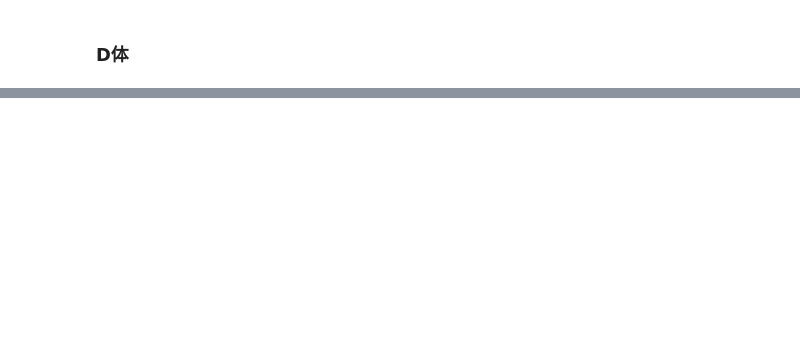
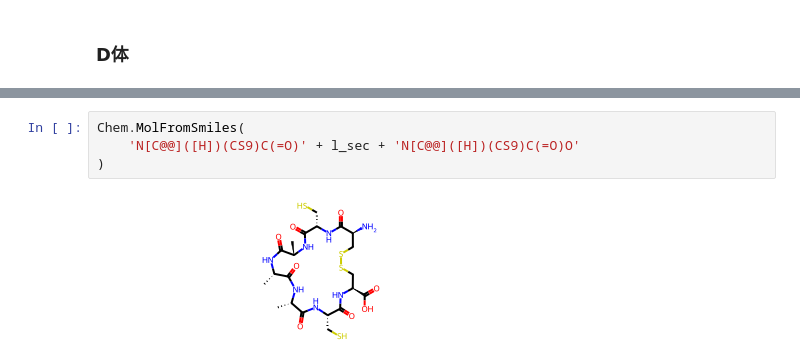
Before and after one commit to keetane/Streamlit, a Jupyter notebook: RetroInversian.ipynb, the cells around one changed output, grey strips where cells are left out. Saved outputs shown, nothing was run; the diff lists cells and outputs as text; blank space fills up the shorter version.

```diff
--- a/RetroInversian.ipynb
+++ b/RetroInversian.ipynb
@@ -201,0 +228,6 @@ l_sec
+# %%
+Chem.MolFromSmiles(
+    'N[C@@]([H])(CS9)C(=O)' + l_sec + 'N[C@@]([H])(CS9)C(=O)O'
+)
+# %% [output]
+[figure, added]
```
Also changed, not shown: parts of 11 cells of this notebook, 1 other file.
